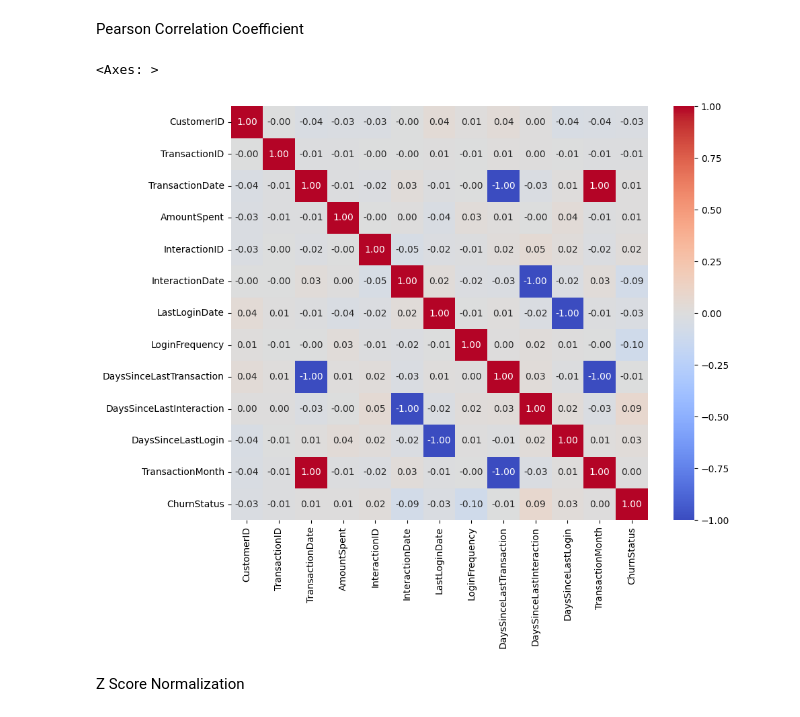
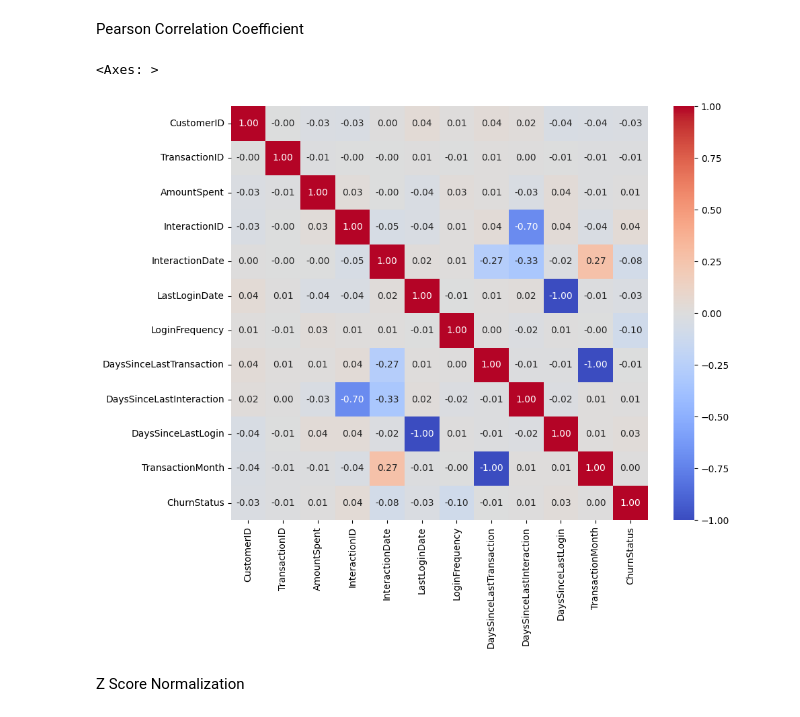
Before and after one commit to VIVPM/customer-churn-prediction, a Jupyter notebook: Customer_Churn_Prediction.ipynb, the cells around one changed output. Saved outputs shown, nothing was run; the diff lists cells and outputs as text; code cells hidden in the pictures.

```diff
--- a/Customer_Churn_Prediction.ipynb
+++ b/Customer_Churn_Prediction.ipynb
@@ -90,7 +77,7 @@ df2.head()
 | 3 | 4 | 7354 | 2022-11-18 | Inquiry | Resolved |
 | 4 | 4 | 5393 | 2022-07-03 | Inquiry | Unresolved |
 # %%
-df3 = pd.read_excel('Customer_Churn_Data_Large.xlsx',sheet_name='Online_Activity')
+df3 = pd.read_excel('data/raw/Customer_Churn_Data_Large.xlsx',sheet_name='Online_Activity')
 df3.head()
 # %% [output]
 |  | CustomerID | LastLoginDate | LoginFrequency | ServiceUsage |
@@ -100,7 +87,7 @@ df3.head()
 | 3 | 4 | 2023-08-25 | 2 | Website |
 | 4 | 5 | 2023-10-27 | 41 | Website |
 # %%
-df4 = pd.read_excel('Customer_Churn_Data_Large.xlsx',sheet_name='Churn_Status')
+df4 = pd.read_excel('data/raw/Customer_Churn_Data_Large.xlsx',sheet_name='Churn_Status')
 df4.head()
 # %% [output]
 |  | CustomerID | ChurnStatus |
@@ -249,14 +234,15 @@ merged_df[merged_df[['InteractionID', 'InteractionDate', 'InteractionType', 'Res
 1608 rows × 18 columns
 # %% [markdown]
 Impute Null Values
-# %%
-merged_df.fillna({
-    'InteractionID':int(merged_df['InteractionID'].mean()),
-    'InteractionDate':merged_df['InteractionDate'].ffill(),
-    'InteractionType':merged_df['InteractionType'].mode().iloc[0],
-    'ResolutionStatus':merged_df['ResolutionStatus'].mode().iloc[0],
-    'DaysSinceLastInteraction':merged_df['DaysSinceLastInteraction'].ffill()
-},inplace=True)
+# %%
+# If there is no interaction, give them a dummy ID and type, and set a large number of days
+merged_df.fillna({
+    'InteractionID': -1,
+    'InteractionDate': merged_df['TransactionDate'], # Fallback to their transaction date
+    'InteractionType': 'No Interaction',
+    'ResolutionStatus': 'No Interaction',
+    'DaysSinceLastInteraction': 999  # Large number indicating they never interacted
+},inplace=True)
 # %%
 merged_df.isna().sum()
 # %% [output]
@@ -320,12 +308,12 @@ array(['Resolved', 'Unresolved'], dtype=object)
 Pearson Correlation Coefficient
 # %%
 plt.figure(figsize=(10,8))
-cols = ['CustomerID','TransactionID','TransactionDate','AmountSpent','InteractionID','InteractionDate','LastLoginDate','LoginFrequency','DaysSinceLastTransaction','DaysSinceLastInteraction','DaysSinceLastLogin','TransactionMonth','ChurnStatus']
+cols = ['CustomerID','TransactionID','AmountSpent','InteractionID','InteractionDate','LastLoginDate','LoginFrequency','DaysSinceLastTransaction','DaysSinceLastInteraction','DaysSinceLastLogin','TransactionMonth','ChurnStatus']
 correlation_matrix = merged_df[cols].corr()
 sns.heatmap(correlation_matrix,annot=True,cmap='coolwarm',fmt='.2f')
 # %% [output]
 <Axes: >
-[figure, old version]
+[figure, new version]
 # %% [markdown]
 Z Score Normalization
 # %%
```
Also changed, not shown: parts of 33 cells of this notebook, 7 other files.
